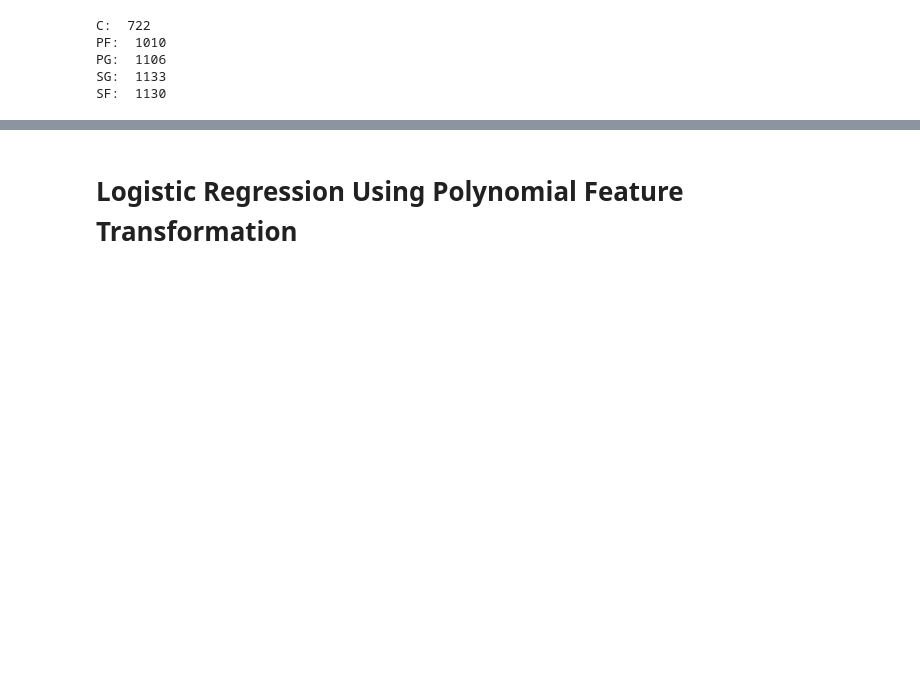
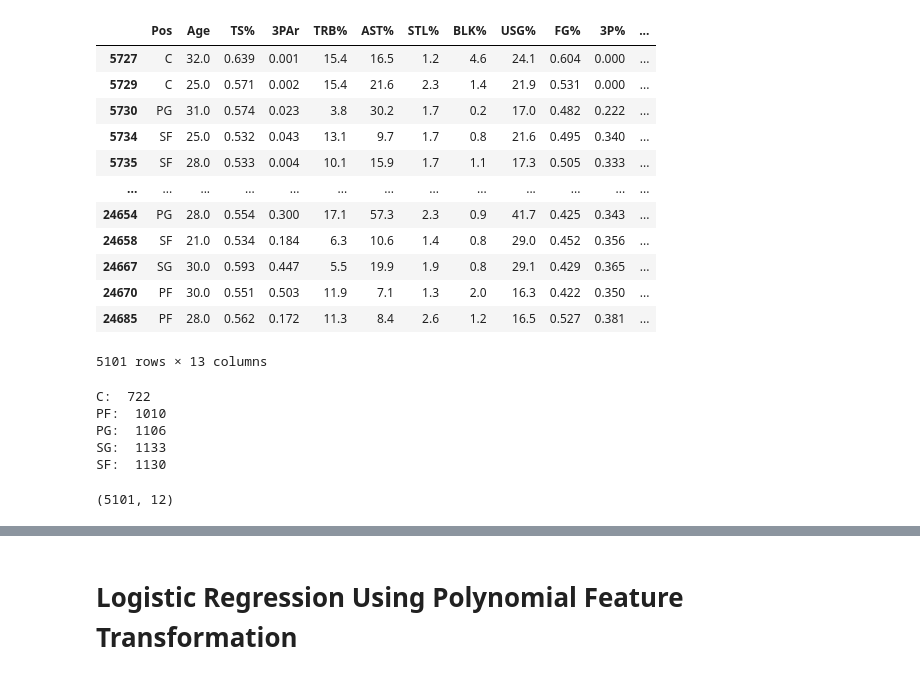
Before and after one commit to rhuiz4/NBAMachineLearning, a Jupyter notebook: NBA_Log_Reg.ipynb, the cells around one changed output, grey strips where cells are left out. Drawn from its saved outputs; the diff is of its cells as text; code cells hidden in the pictures; blank space fills up the shorter version.

```diff
--- a/NBA_Log_Reg.ipynb
+++ b/NBA_Log_Reg.ipynb
@@ -26,3 +26,19 @@ stats.shape
+# %%
+stats
+# %% [output]
+|  | Pos | Age | TS% | 3PAr | TRB% | AST% | STL% | BLK% | USG% | FG% | 3P% | ... |
+| 5727 | C | 32.0 | 0.639 | 0.001 | 15.4 | 16.5 | 1.2 | 4.6 | 24.1 | 0.604 | 0.000 | ... |
+| 5729 | C | 25.0 | 0.571 | 0.002 | 15.4 | 21.6 | 2.3 | 1.4 | 21.9 | 0.531 | 0.000 | ... |
+| 5730 | PG | 31.0 | 0.574 | 0.023 | 3.8 | 30.2 | 1.7 | 0.2 | 17.0 | 0.482 | 0.222 | ... |
+| 5734 | SF | 25.0 | 0.532 | 0.043 | 13.1 | 9.7 | 1.7 | 0.8 | 21.6 | 0.495 | 0.340 | ... |
+| 5735 | SF | 28.0 | 0.533 | 0.004 | 10.1 | 15.9 | 1.7 | 1.1 | 17.3 | 0.505 | 0.333 | ... |
+| ... | ... | ... | ... | ... | ... | ... | ... | ... | ... | ... | ... | ... |
+| 24654 | PG | 28.0 | 0.554 | 0.300 | 17.1 | 57.3 | 2.3 | 0.9 | 41.7 | 0.425 | 0.343 | ... |
+| 24658 | SF | 21.0 | 0.534 | 0.184 | 6.3 | 10.6 | 1.4 | 0.8 | 29.0 | 0.452 | 0.356 | ... |
+| 24667 | SG | 30.0 | 0.593 | 0.447 | 5.5 | 19.9 | 1.9 | 0.8 | 29.1 | 0.429 | 0.365 | ... |
+| 24670 | PF | 30.0 | 0.551 | 0.503 | 11.9 | 7.1 | 1.3 | 2.0 | 16.3 | 0.422 | 0.350 | ... |
+| 24685 | PF | 28.0 | 0.562 | 0.172 | 11.3 | 8.4 | 2.6 | 1.2 | 16.5 | 0.527 | 0.381 | ... |
+5101 rows × 13 columns
 # %%
 for p in pos:
     print(p + ": ", stats[stats['Pos'] == p].shape[0])
@@ -47,6 +63,10 @@ for i in range(5):
 y = y.to_numpy()
 
 X_train, X_test, y_train, y_test = train_test_split(X_scaled, y, test_size=0.33, random_state=21)
+# %%
+X_scaled.shape
+# %% [output]
+(5101, 12)
 # %%
 model = LogisticRegression(penalty='none', multi_class='multinomial', class_weight='balanced', max_iter=12000)
 model.fit(X_train,y_train)
```
Also changed, not shown: parts of 13 cells of this notebook.
